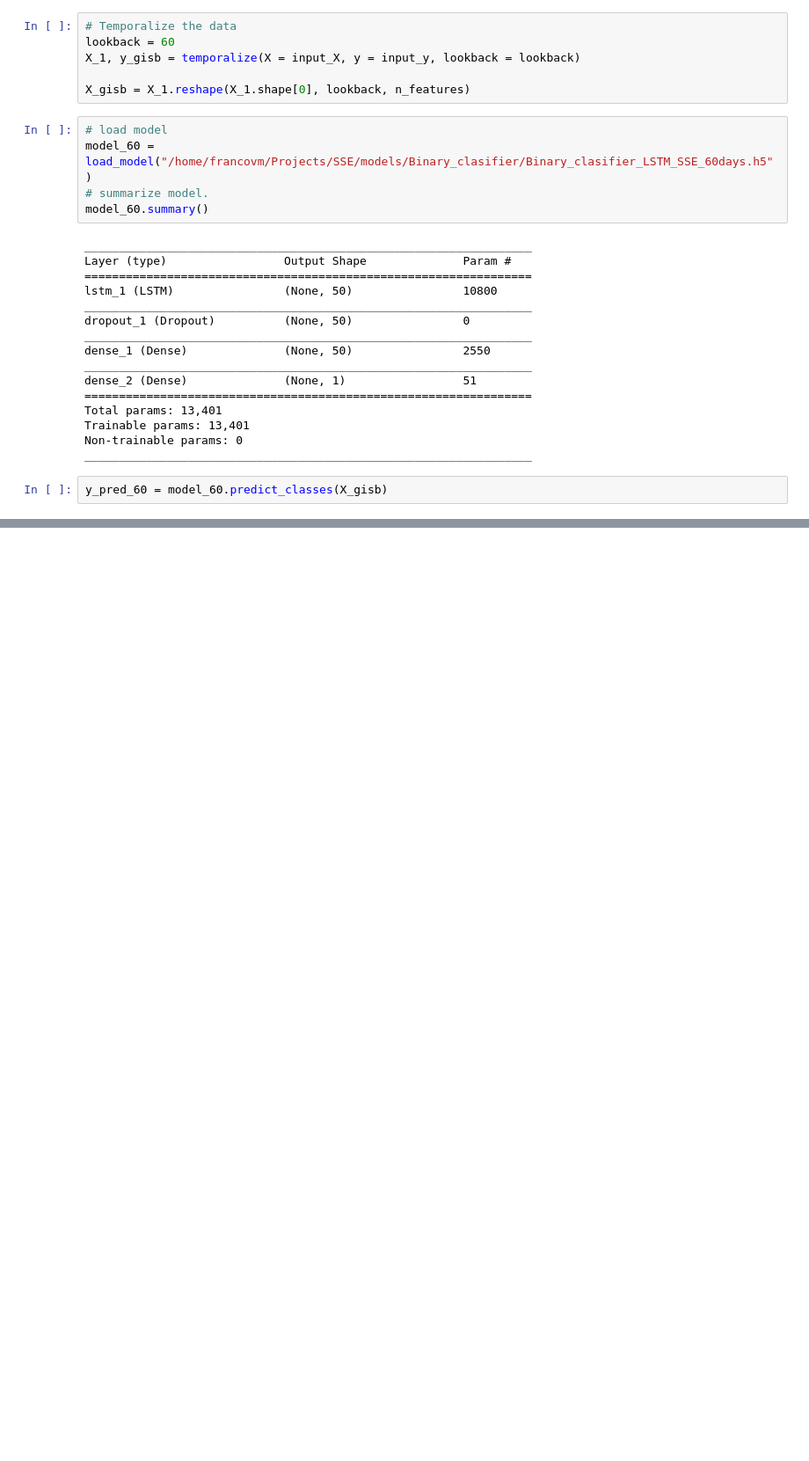
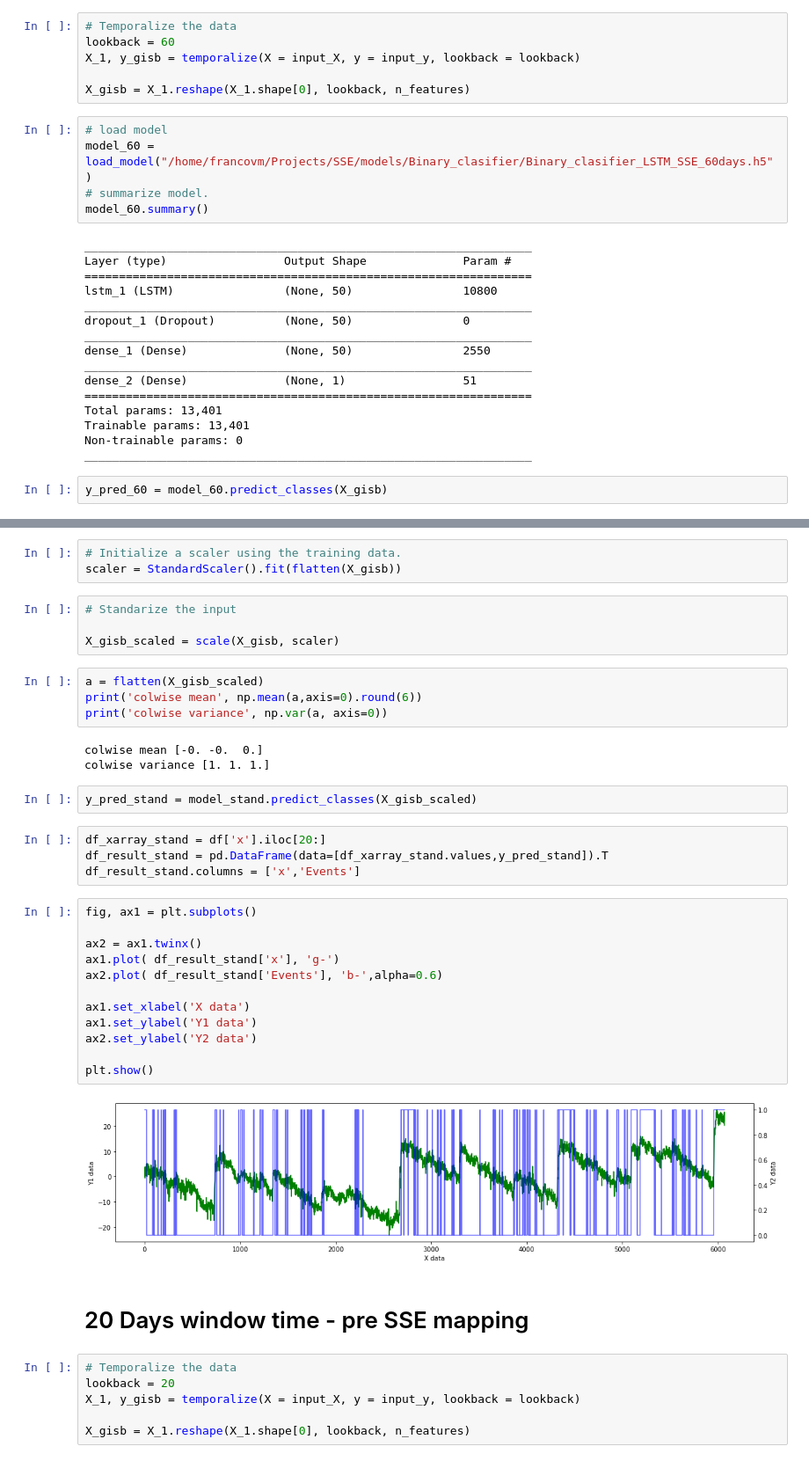
Before and after one commit to francovm/SSE, a Jupyter notebook: notebooks/09-Test-LSTM-GISB.ipynb, the cells around one changed output, grey strips where cells are left out. Shown: that part at 88% size. Saved outputs shown, nothing was run; the diff lists cells and outputs as text; blank space fills up the shorter version.

```diff
--- a/notebooks/09-Test-LSTM-GISB.ipynb
+++ b/notebooks/09-Test-LSTM-GISB.ipynb
@@ -508,0 +551,42 @@ plt.show()
+# %%
+# Initialize a scaler using the training data.
+scaler = StandardScaler().fit(flatten(X_gisb))
+# %%
+# Standarize the input
+
+X_gisb_scaled = scale(X_gisb, scaler)
+# %%
+a = flatten(X_gisb_scaled)
+print('colwise mean', np.mean(a,axis=0).round(6))
+print('colwise variance', np.var(a, axis=0))
+# %% [output]
+colwise mean [-0. -0.  0.]
+colwise variance [1. 1. 1.]
+# %%
+y_pred_stand = model_stand.predict_classes(X_gisb_scaled)
+# %%
+df_xarray_stand = df['x'].iloc[20:]
+df_result_stand = pd.DataFrame(data=[df_xarray_stand.values,y_pred_stand]).T
+df_result_stand.columns = ['x','Events']
+# %%
+fig, ax1 = plt.subplots()
+
+ax2 = ax1.twinx()
+ax1.plot( df_result_stand['x'], 'g-')
+ax2.plot( df_result_stand['Events'], 'b-',alpha=0.6)
+
+ax1.set_xlabel('X data')
+ax1.set_ylabel('Y1 data')
+ax2.set_ylabel('Y2 data')
+
+plt.show()
+# %% [output]
+[figure, added]
+# %% [markdown]
+# 20 Days window time - pre SSE mapping
+# %%
+# Temporalize the data
+lookback = 20
+X_1, y_gisb = temporalize(X = input_X, y = input_y, lookback = lookback)
+
+X_gisb = X_1.reshape(X_1.shape[0], lookback, n_features)
```
Also changed, not shown: parts of 17 cells of this notebook, 12 other files.
